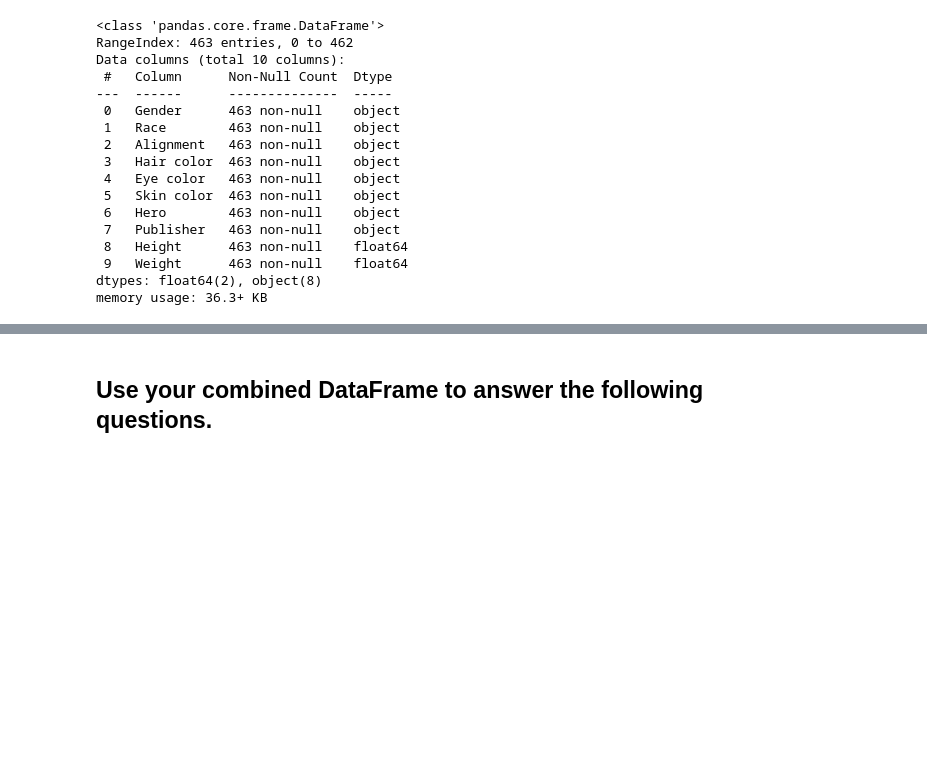
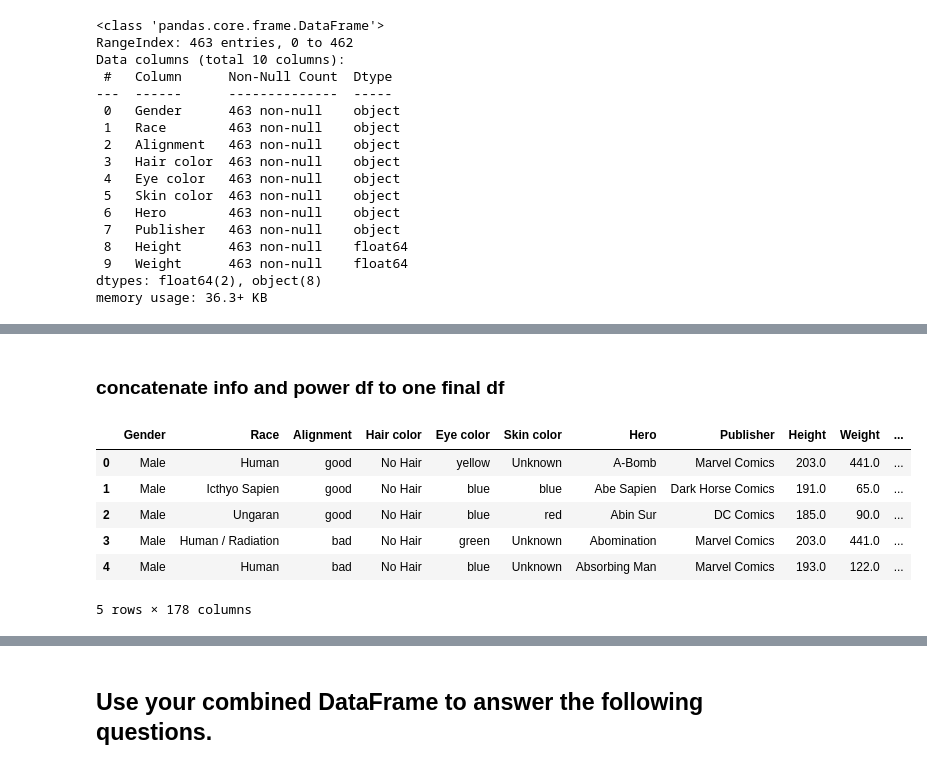
Before and after one commit to hawkeyedatatsai/Applying-Advance-Transformations-on-Superhero-data-from-Kaggle, a Jupyter notebook: Applying Transformations.ipynb, the cells around one changed output, grey strips where cells are left out. Drawn from its saved outputs; the diff is of its cells as text; code cells hidden in the pictures; blank space fills up the shorter version.

```diff
--- a/Applying Transformations.ipynb
+++ b/Applying Transformations.ipynb
@@ -182,0 +206,4 @@ memory usage: 36.3+ KB
+# %%
+# obtain unique values for Powers with .explode method
+exploded = powers.explode('powers_split')
+exploded.head()
@@ -182,0 +217,4 @@ memory usage: 36.3+ KB
+# %%
+# obtain unique names of cols to create one-hot-encode cols
+cols_to_make = exploded['powers_split'].dropna().unique()
+cols_to_make
@@ -182,0 +239,5 @@ memory usage: 36.3+ KB
+# %%
+for col in cols_to_make:
+    powers[col]=powers['Powers'].str.contains(col)
+
+powers.head()
@@ -182,0 +252,4 @@ memory usage: 36.3+ KB
+# %%
+# prepare a new df to combine with info
+powers=powers.drop(columns=['Powers', 'powers_split'])
+powers.head()
@@ -182,0 +264,14 @@ memory usage: 36.3+ KB
+# %% [markdown]
+### concatenate info and power df to one final df
+# %%
+# use Hero from info and hero_names in powers to merge to a nes df
+df_final = pd.merge(info, powers, left_on='Hero', right_on='hero_names')
+df_final.head()
+# %% [output]
+|  | Gender | Race | Alignment | Hair color | Eye color | Skin color | Hero | Publisher | Height | Weight | ... |
+| 0 | Male | Human | good | No Hair | yellow | Unknown | A-Bomb | Marvel Comics | 203.0 | 441.0 | ... |
+| 1 | Male | Icthyo Sapien | good | No Hair | blue | blue | Abe Sapien | Dark Horse Comics | 191.0 | 65.0 | ... |
+| 2 | Male | Ungaran | good | No Hair | blue | red | Abin Sur | DC Comics | 185.0 | 90.0 | ... |
+| 3 | Male | Human / Radiation | bad | No Hair | green | Unknown | Abomination | Marvel Comics | 203.0 | 441.0 | ... |
+| 4 | Male | Human | bad | No Hair | blue | Unknown | Absorbing Man | Marvel Comics | 193.0 | 122.0 | ... |
+5 rows × 178 columns
```
Also changed, not shown: parts of 13 cells of this notebook.
